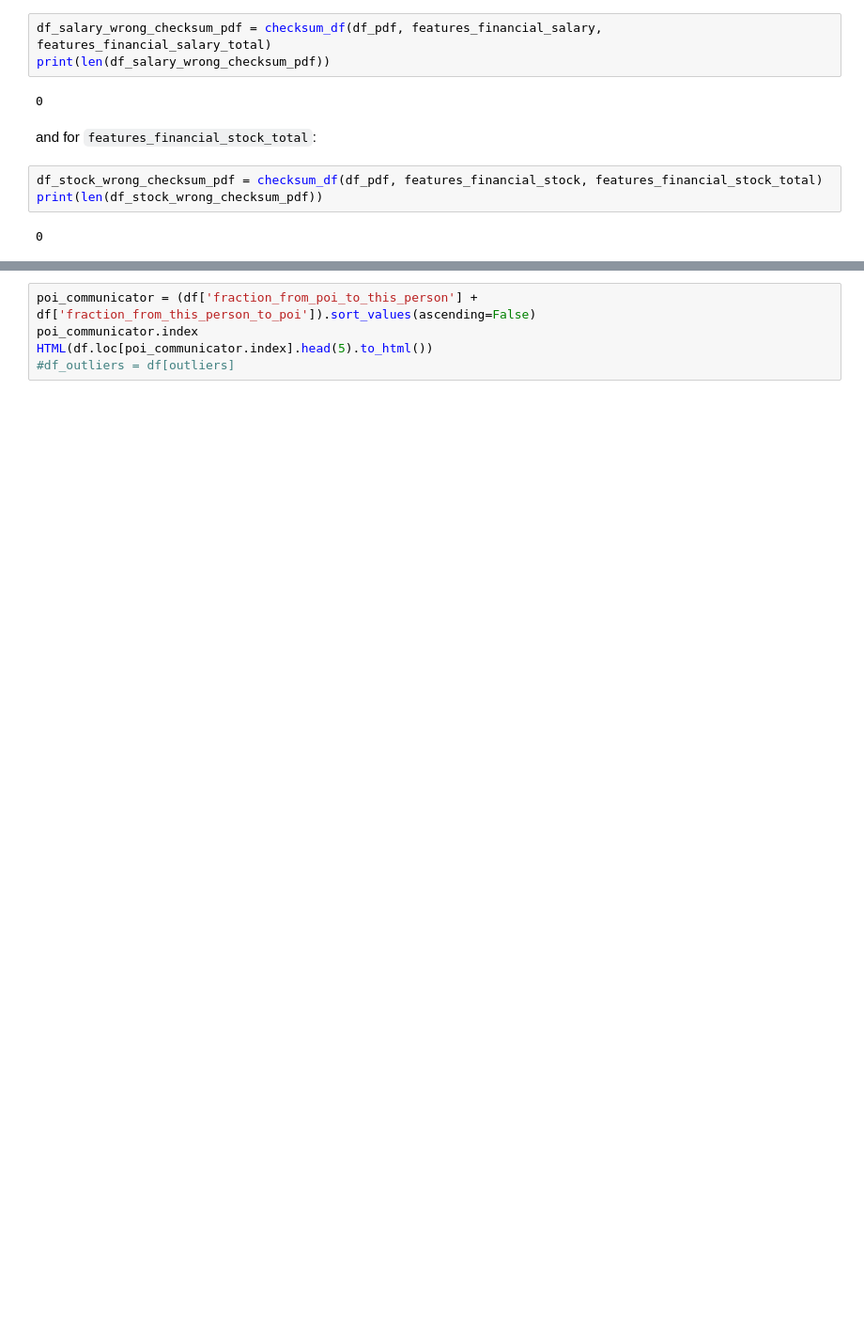
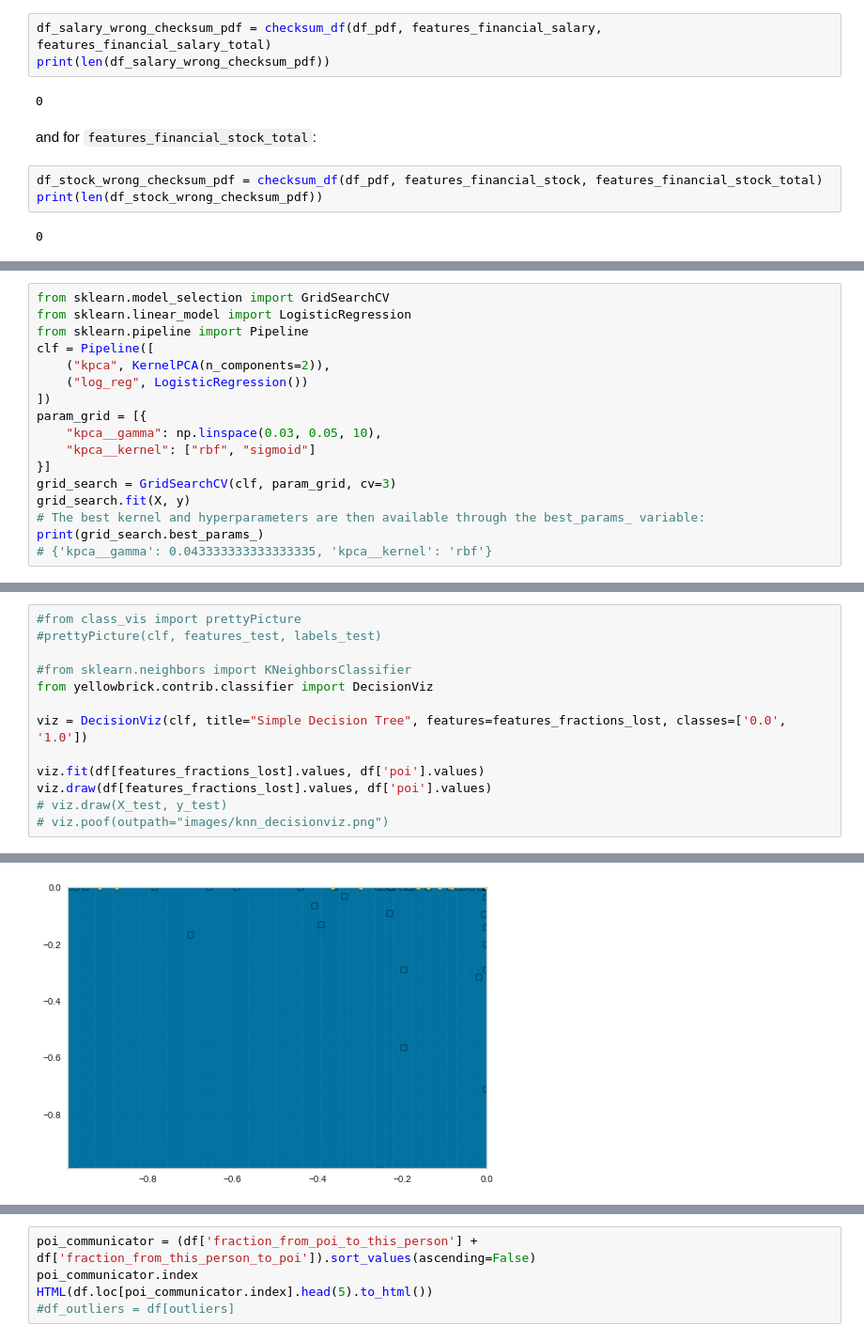
Before and after one commit to joewa/ud120-projects, a Jupyter notebook: final_project/final_project.ipynb, the cells around one changed output, grey strips where cells are left out. Shown at 94% size. Drawn from its saved outputs; the diff is of its cells as text; blank space fills up the shorter version.

```diff
--- a/final_project/final_project.ipynb
+++ b/final_project/final_project.ipynb
@@ -461,0 +710,17 @@ Apparently, there are positive and negative values in the dataset, which is not
+# %%
+from sklearn.model_selection import GridSearchCV
+from sklearn.linear_model import LogisticRegression
+from sklearn.pipeline import Pipeline
+clf = Pipeline([
+    ("kpca", KernelPCA(n_components=2)),
+    ("log_reg", LogisticRegression())
+])
+param_grid = [{
+    "kpca__gamma": np.linspace(0.03, 0.05, 10),
+    "kpca__kernel": ["rbf", "sigmoid"]
+}]
+grid_search = GridSearchCV(clf, param_grid, cv=3)
+grid_search.fit(X, y)
+# The best kernel and hyperparameters are then available through the best_params_ variable:
+print(grid_search.best_params_)
+# {'kpca__gamma': 0.043333333333333335, 'kpca__kernel': 'rbf'}
@@ -461,0 +739,14 @@ Apparently, there are positive and negative values in the dataset, which is not
+# %%
+#from class_vis import prettyPicture
+#prettyPicture(clf, features_test, labels_test)
+
+#from sklearn.neighbors import KNeighborsClassifier
+from yellowbrick.contrib.classifier import DecisionViz
+
+viz = DecisionViz(clf, title="Simple Decision Tree", features=features_fractions_lost, classes=['0.0', '1.0'])
+
+viz.fit(df[features_fractions_lost].values, df['poi'].values)
+viz.draw(df[features_fractions_lost].values, df['poi'].values)
+# viz.draw(X_test, y_test)
+# viz.poof(outpath="images/knn_decisionviz.png")
+# %% [output]
@@ -461,0 +754 @@ Apparently, there are positive and negative values in the dataset, which is not
+[figure, added]
```
Also changed, not shown: parts of 62 cells of this notebook, 8 other files.
